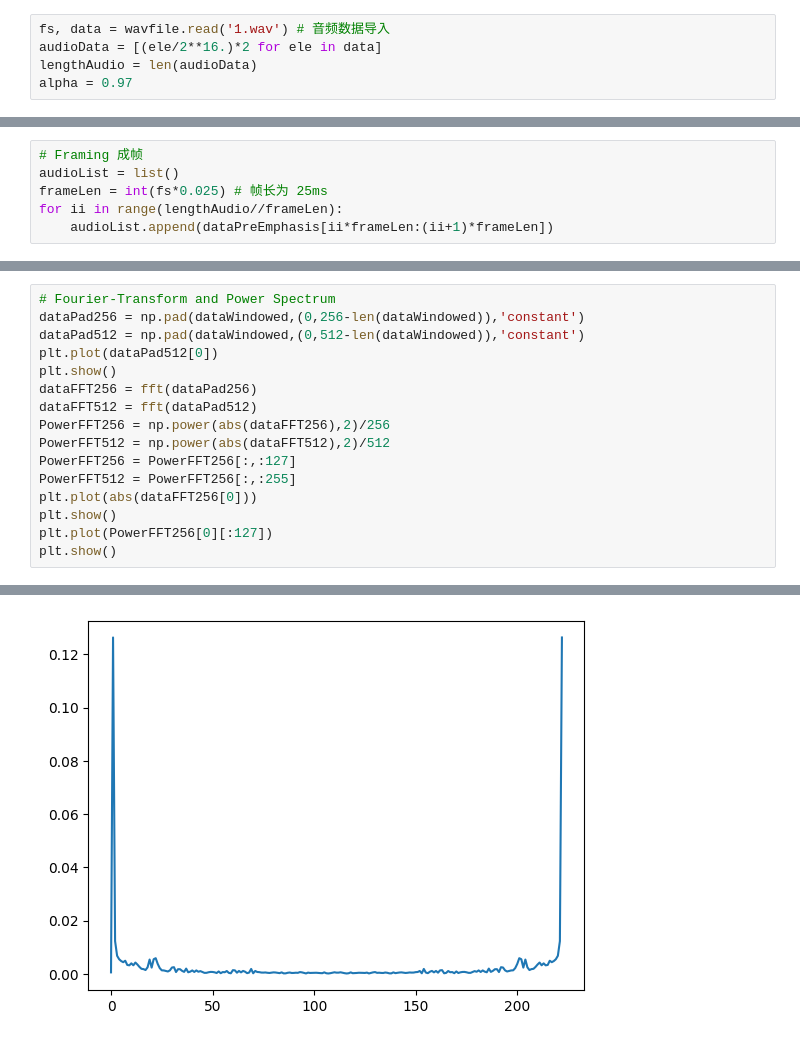
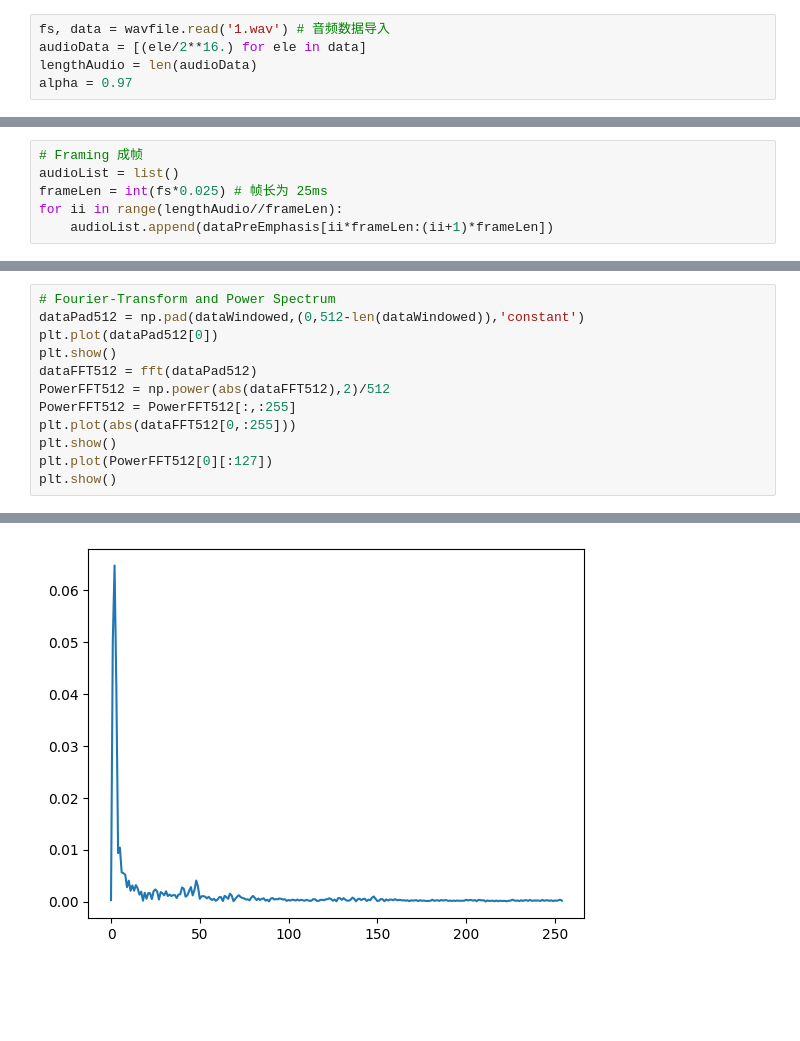
Before and after one commit to xwy-bit/Course006205, a Jupyter notebook: experiment-01/exp1.ipynb, the cells around one changed output, grey strips where cells are left out. Saved outputs shown, nothing was run; the diff lists cells and outputs as text; blank space fills up the shorter version.

```diff
--- a/experiment-01/exp1.ipynb
+++ b/experiment-01/exp1.ipynb
@@ -6,7 +6,7 @@ import numpy as np
 from numpy.fft import fft , ifft
 # %%
 fs, data = wavfile.read('1.wav') # 音频数据导入
-audioData = [(ele/2**16.)*2 for ele in data]
+audioData = [(ele/2**16.) for ele in data]
 lengthAudio = len(audioData)
 alpha = 0.97
 # %%
@@ -50,17 +50,13 @@ plt.show()
 # %%
 # Fourier-Transform and Power Spectrum
-dataPad256 = np.pad(dataWindowed,(0,256-len(dataWindowed)),'constant')
 dataPad512 = np.pad(dataWindowed,(0,512-len(dataWindowed)),'constant')
 plt.plot(dataPad512[0])
 plt.show()
-dataFFT256 = fft(dataPad256)
 dataFFT512 = fft(dataPad512)
-PowerFFT256 = np.power(abs(dataFFT256),2)/256
 PowerFFT512 = np.power(abs(dataFFT512),2)/512
-PowerFFT256 = PowerFFT256[:,:127]
-PowerFFT512 = PowerFFT256[:,:255]
-plt.plot(abs(dataFFT256[0]))
+PowerFFT512 = PowerFFT512[:,:255]
+plt.plot(abs(dataFFT512[0,:255]))
 plt.show()
-plt.plot(PowerFFT256[0][:127])
+plt.plot(PowerFFT512[0][:127])
 plt.show()
 # %% [output]
@@ -68 +64 @@ plt.show()
-[figure, old version]
+[figure, new version]
```
Also changed, not shown: parts of 5 cells of this notebook.
